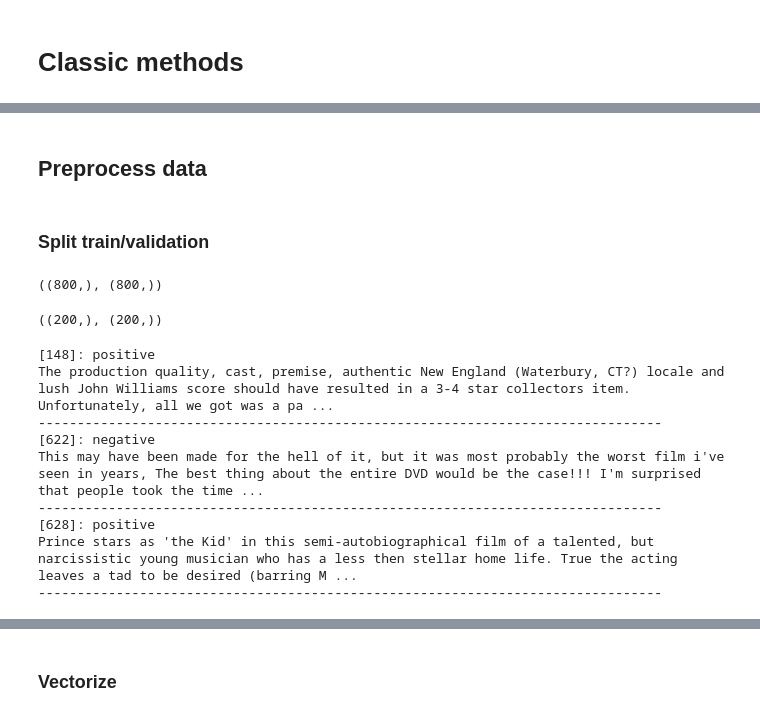
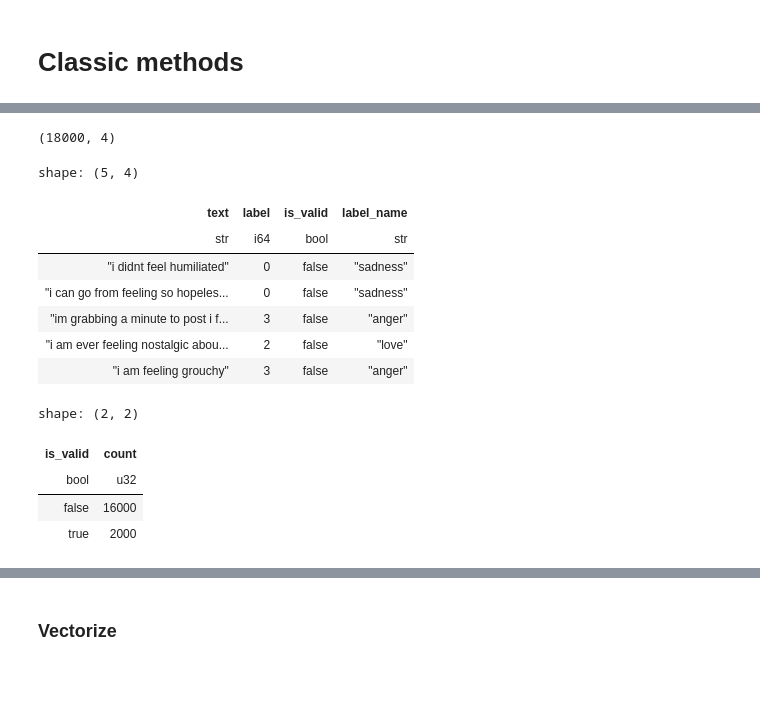
Before and after one commit to renato145/pucp_bootcamp_202401, a Jupyter notebook: nbs/01_classic_methods.ipynb, the cells around one changed output, grey strips where cells are left out. Saved outputs shown, nothing was run; the diff lists cells and outputs as text; code cells hidden in the pictures; blank space fills up the shorter version.

```diff
--- a/nbs/01_classic_methods.ipynb
+++ b/nbs/01_classic_methods.ipynb
@@ -39,31 +10,30 @@ Name: count, dtype: int64
-# %% [markdown]
-## Preprocess data
-# %% [markdown]
-### Split train/validation
-# %%
-x_train = df.loc[~df.is_valid, 'text'].values
-y_train = df.loc[~df.is_valid, 'label'].values
-x_train.shape, y_train.shape
-# %% [output]
-((800,), (800,))
-# %%
-x_valid = df.loc[df.is_valid, 'text'].values
-y_valid = df.loc[df.is_valid, 'label'].values
-x_valid.shape, y_valid.shape
-# %% [output]
-((200,), (200,))
-# %%
-for i in np.random.choice(len(x_train), 3):
-    print(f'[{i:3}]: {y_train[i]}')
-    print(x_train[i])
-    print('-'*80)
-# %% [output]
-[148]: positive
-The production quality, cast, premise, authentic New England (Waterbury, CT?) locale and lush John Williams score should have resulted in a 3-4 star collectors item. Unfortunately, all we got was a pa ...
---------------------------------------------------------------------------------
-[622]: negative
-This may have been made for the hell of it, but it was most probably the worst film i've seen in years, The best thing about the entire DVD would be the case!!! I'm surprised that people took the time ...
---------------------------------------------------------------------------------
-[628]: positive
-Prince stars as 'the Kid' in this semi-autobiographical film of a talented, but narcissistic young musician who has a less then stellar home life. True the acting leaves a tad to be desired (barring M ...
---------------------------------------------------------------------------------
+# %%
+labels_dict = {0:'sadness', 1:'joy', 2:'love', 3:'anger', 4:'fear', 5:'surprise'}
+df = (
+    pl.concat([
+        pl.scan_csv('emotions-dataset/training.csv').with_columns(is_valid=False),
+        pl.scan_csv('emotions-dataset/validation.csv').with_columns(is_valid=True),
+    ])
+    .with_columns(pl.col.label.replace_strict(labels_dict).alias('label_name'))
+    .collect()
+)
+print(df.shape)
+df.head()
+# %% [output]
+(18000, 4)
+shape: (5, 4)
+| text | label | is_valid | label_name |
+| str | i64 | bool | str |
+| "i didnt feel humiliated" | 0 | false | "sadness" |
+| "i can go from feeling so hopeles... | 0 | false | "sadness" |
+| "im grabbing a minute to post i f... | 3 | false | "anger" |
+| "i am ever feeling nostalgic abou... | 2 | false | "love" |
+| "i am feeling grouchy" | 3 | false | "anger" |
+# %%
+df['is_valid'].value_counts()
+# %% [output]
+shape: (2, 2)
+| is_valid | count |
+| bool | u32 |
+| false | 16000 |
+| true | 2000 |
```
Also changed, not shown: parts of 24 cells of this notebook, 1 other file.
